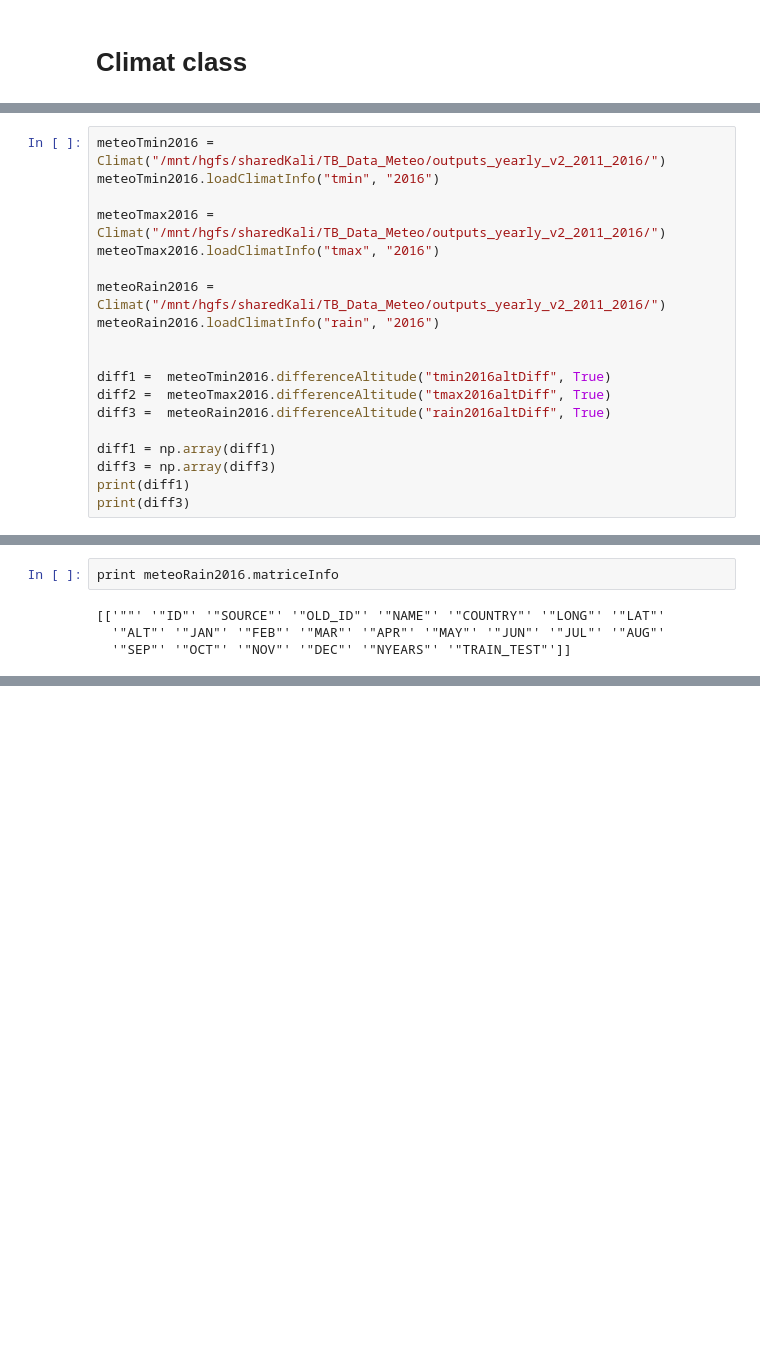
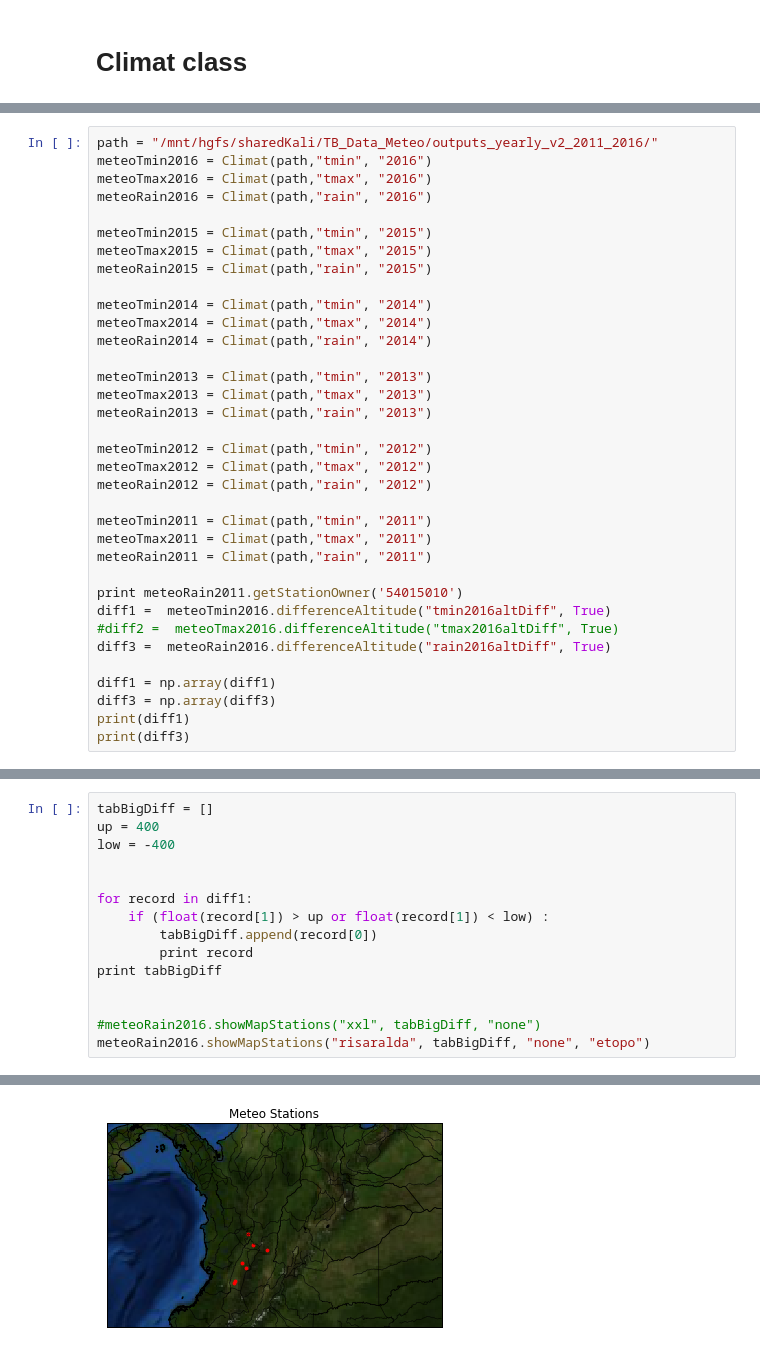
Before and after one commit to ThibaultSchowing/Bachelor_Thesis_2017_Sources, a Jupyter notebook: Notebook/Climat.ipynb, the cells around one changed output, grey strips where cells are left out. Saved outputs shown, nothing was run; the diff lists cells and outputs as text; blank space fills up the shorter version.

Commit message:
Detailed altitude diff with station owner ant threshold

```diff
--- a/Notebook/Climat.ipynb
+++ b/Notebook/Climat.ipynb
@@ -409,16 +411,32 @@ climat.differenceAltitude()
 # %%
-meteoTmin2016 = Climat("/mnt/hgfs/sharedKali/TB_Data_Meteo/outputs_yearly_v2_2011_2016/")
-meteoTmin2016.loadClimatInfo("tmin", "2016")
+path = "/mnt/hgfs/sharedKali/TB_Data_Meteo/outputs_yearly_v2_2011_2016/"
+meteoTmin2016 = Climat(path,"tmin", "2016")
+meteoTmax2016 = Climat(path,"tmax", "2016")
+meteoRain2016 = Climat(path,"rain", "2016")
 
-meteoTmax2016 = Climat("/mnt/hgfs/sharedKali/TB_Data_Meteo/outputs_yearly_v2_2011_2016/")
-meteoTmax2016.loadClimatInfo("tmax", "2016")
+meteoTmin2015 = Climat(path,"tmin", "2015")
+meteoTmax2015 = Climat(path,"tmax", "2015")
+meteoRain2015 = Climat(path,"rain", "2015")
 
-meteoRain2016 = Climat("/mnt/hgfs/sharedKali/TB_Data_Meteo/outputs_yearly_v2_2011_2016/")
-meteoRain2016.loadClimatInfo("rain", "2016")
+meteoTmin2014 = Climat(path,"tmin", "2014")
+meteoTmax2014 = Climat(path,"tmax", "2014")
+meteoRain2014 = Climat(path,"rain", "2014")
 
+meteoTmin2013 = Climat(path,"tmin", "2013")
+meteoTmax2013 = Climat(path,"tmax", "2013")
+meteoRain2013 = Climat(path,"rain", "2013")
 
+meteoTmin2012 = Climat(path,"tmin", "2012")
+meteoTmax2012 = Climat(path,"tmax", "2012")
+meteoRain2012 = Climat(path,"rain", "2012")
+
+meteoTmin2011 = Climat(path,"tmin", "2011")
+meteoTmax2011 = Climat(path,"tmax", "2011")
+meteoRain2011 = Climat(path,"rain", "2011")
+
+print meteoRain2011.getStationOwner('54015010')
 diff1 =  meteoTmin2016.differenceAltitude("tmin2016altDiff", True)
-diff2 =  meteoTmax2016.differenceAltitude("tmax2016altDiff", True)
+#diff2 =  meteoTmax2016.differenceAltitude("tmax2016altDiff", True)
 diff3 =  meteoRain2016.differenceAltitude("rain2016altDiff", True)
 
 diff1 = np.array(diff1)
@@ -432,6 +464,16 @@ print(diff3)
-# %%
-print meteoRain2016.matriceInfo
-# %% [output]
-[['""' '"ID"' '"SOURCE"' '"OLD_ID"' '"NAME"' '"COUNTRY"' '"LONG"' '"LAT"'
-  '"ALT"' '"JAN"' '"FEB"' '"MAR"' '"APR"' '"MAY"' '"JUN"' '"JUL"' '"AUG"'
-  '"SEP"' '"OCT"' '"NOV"' '"DEC"' '"NYEARS"' '"TRAIN_TEST"']]
+# %%
+tabBigDiff = []
+up = 400
+low = -400
+
+
+for record in diff1:
+    if (float(record[1]) > up or float(record[1]) < low) :
+        tabBigDiff.append(record[0])
+        print record
+print tabBigDiff
+
+
+#meteoRain2016.showMapStations("xxl", tabBigDiff, "none")
+meteoRain2016.showMapStations("risaralda", tabBigDiff, "none", "etopo")
+# %% [output]
@@ -437,0 +489 @@ print meteoRain2016.matriceInfo
+[figure, added]
```
Also changed, not shown: parts of 6 cells of this notebook, 3 other files.
